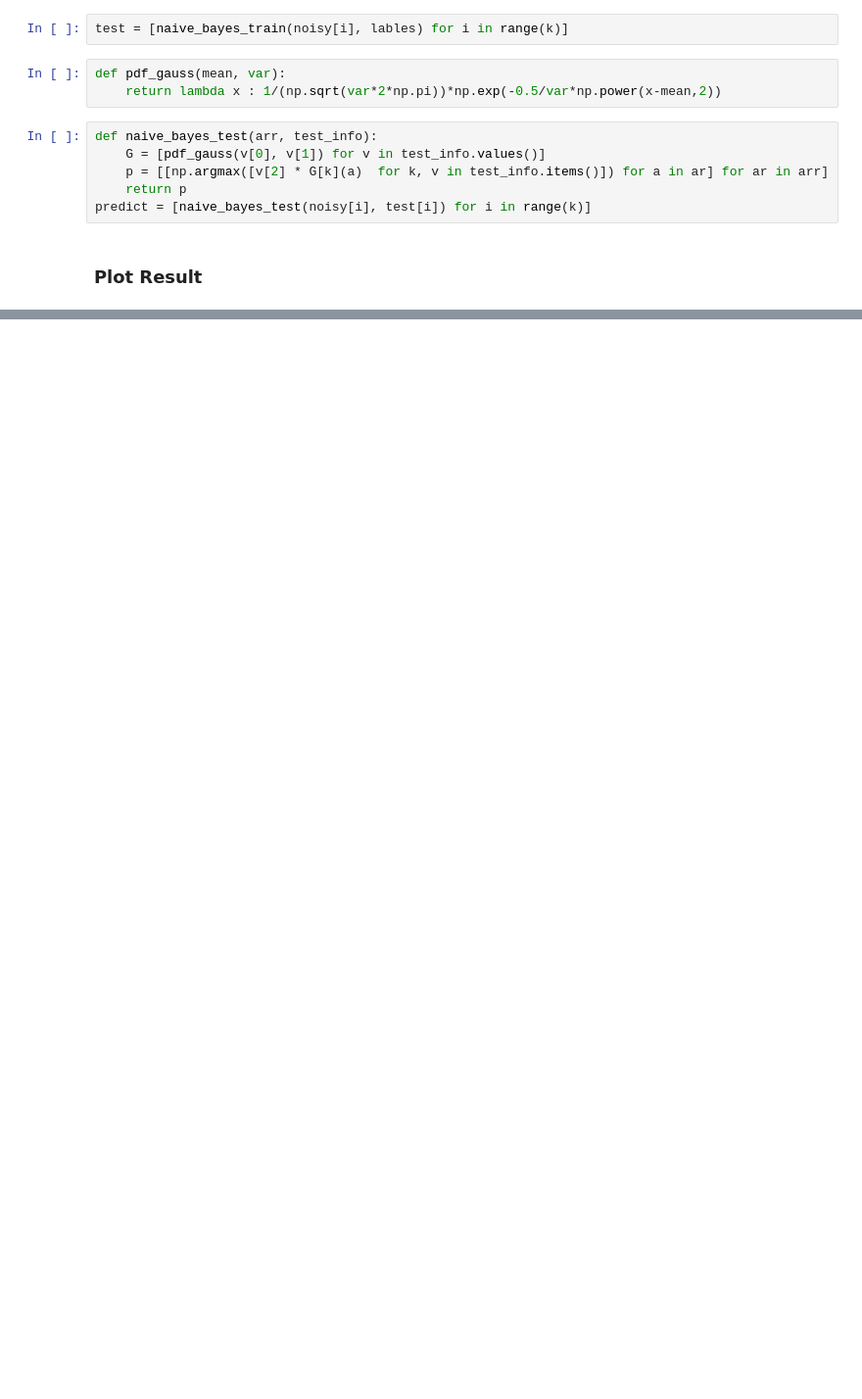
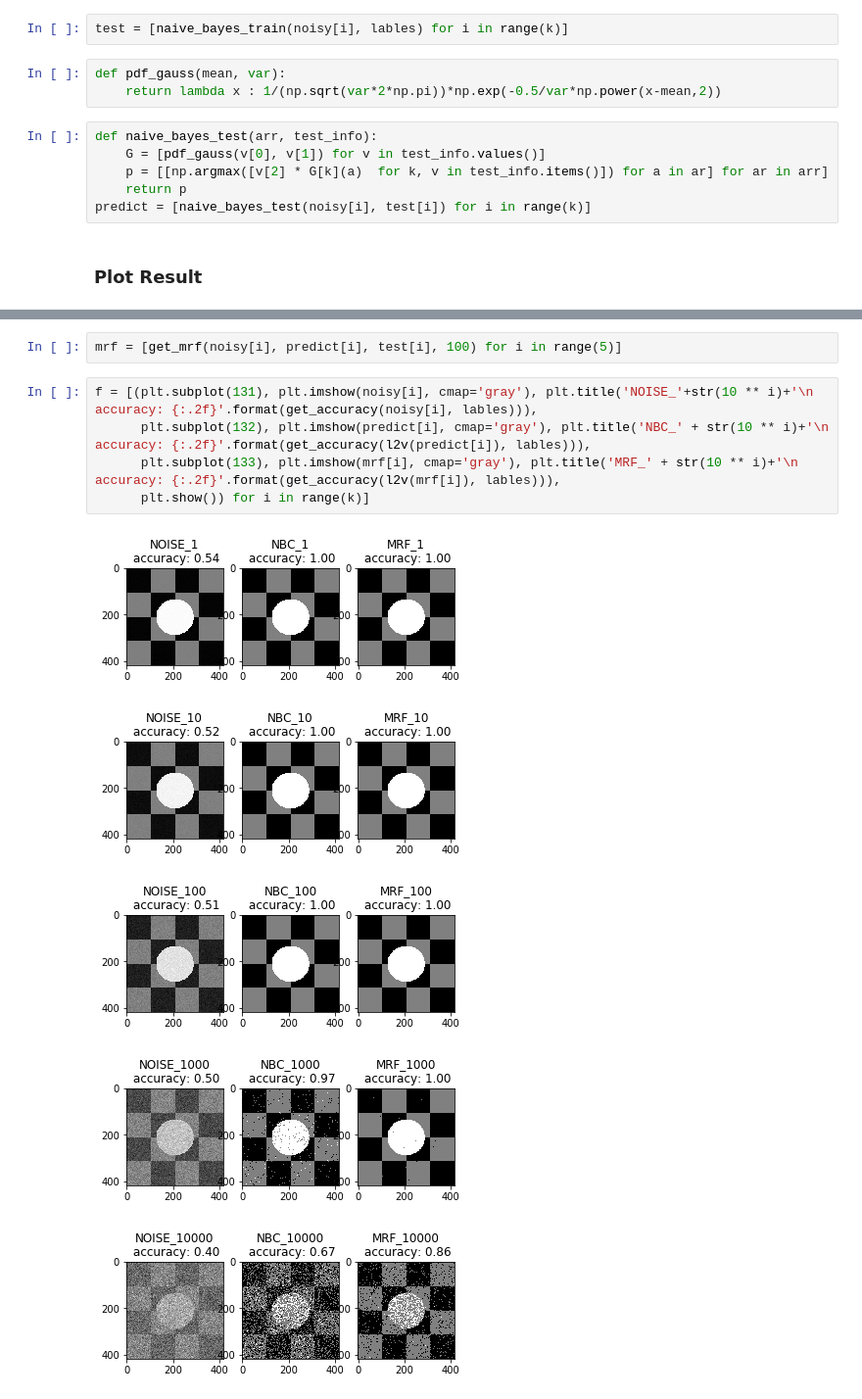
Before and after one commit to mahi97/ImageSegmentation, a Jupyter notebook: PGM_01_MRF.ipynb, the cells around one changed output, grey strips where cells are left out. Shown at 98% size. Saved outputs shown, nothing was run; the diff lists cells and outputs as text; blank space fills up the shorter version.

```diff
--- a/PGM_01_MRF.ipynb
+++ b/PGM_01_MRF.ipynb
@@ -71,0 +193,13 @@ This scenario works with two factor one is the use of intensity of pixel and the
+# %%
+mrf = [get_mrf(noisy[i], predict[i], test[i], 100) for i in range(5)]
+# %%
+f = [(plt.subplot(131), plt.imshow(noisy[i], cmap='gray'), plt.title('NOISE_'+str(10 ** i)+'\n accuracy: {:.2f}'.format(get_accuracy(noisy[i], lables))),
+      plt.subplot(132), plt.imshow(predict[i], cmap='gray'), plt.title('NBC_' + str(10 ** i)+'\n accuracy: {:.2f}'.format(get_accuracy(l2v(predict[i]), lables))),
+      plt.subplot(133), plt.imshow(mrf[i], cmap='gray'), plt.title('MRF_' + str(10 ** i)+'\n accuracy: {:.2f}'.format(get_accuracy(l2v(mrf[i]), lables))),
+      plt.show()) for i in range(k)]
+# %% [output]
+[figure, added]
+[figure, added]
+[figure, added]
+[figure, added]
+[figure, added]
```
Also changed, not shown: parts of 57 cells of this notebook.
